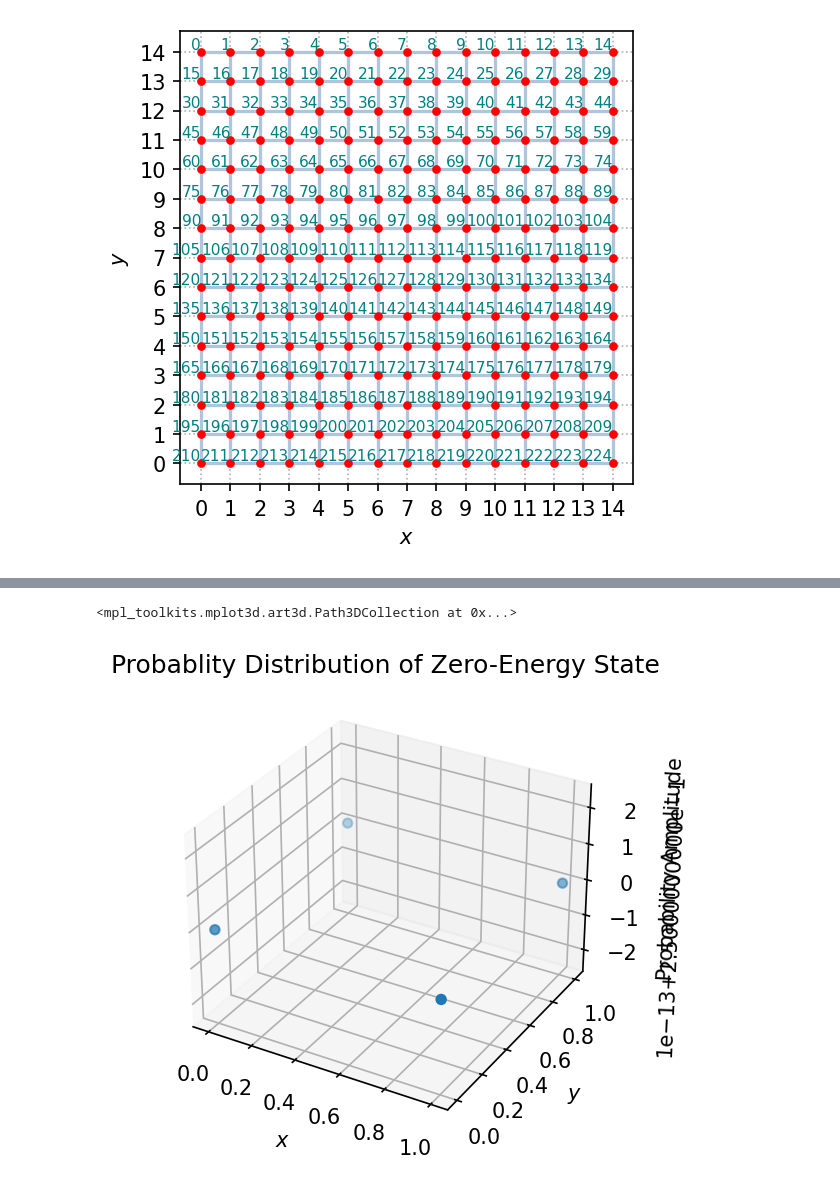
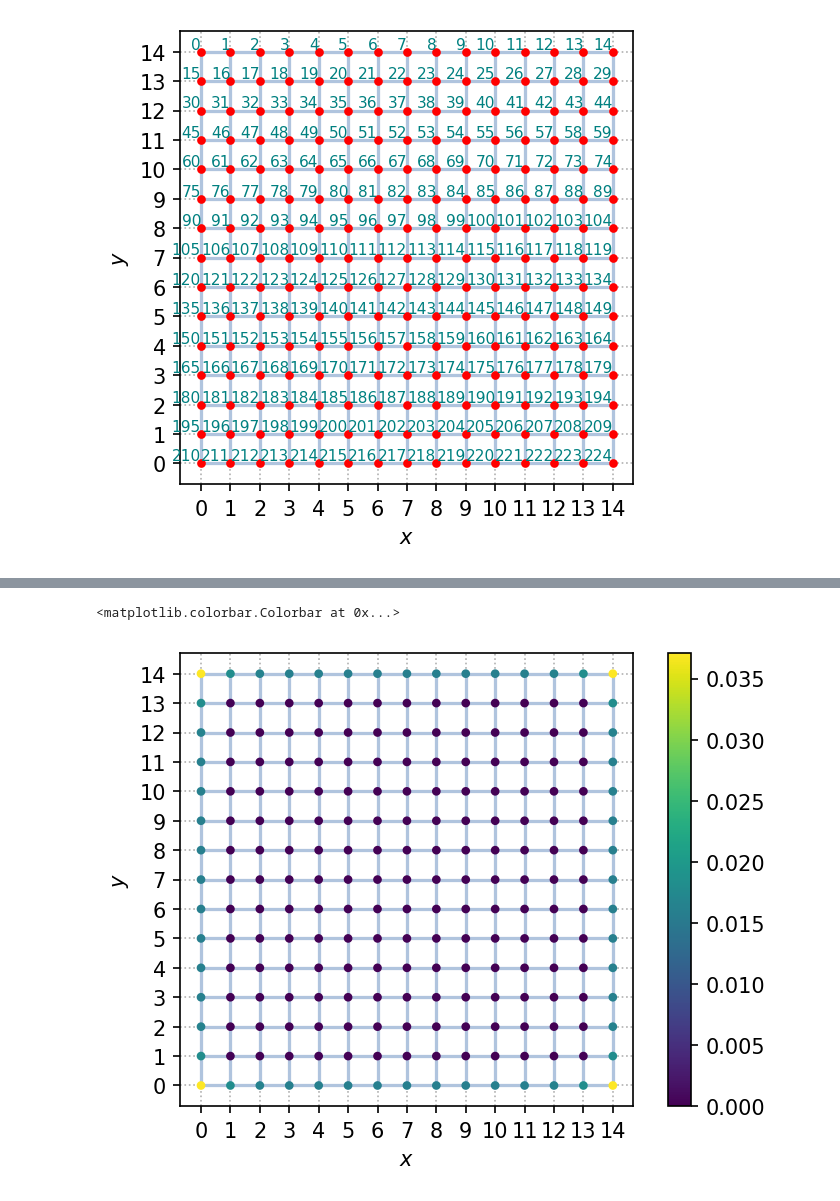
Before and after one commit to isschoch/chiral-p-wave-on-buckyball-geometry, a Jupyter notebook: direct_lattice_sc.ipynb, the cells around one changed output, grey strips where cells are left out. Saved outputs shown, nothing was run; the diff lists cells and outputs as text; code cells hidden in the pictures.

```diff
--- a/direct_lattice_sc.ipynb
+++ b/direct_lattice_sc.ipynb
@@ -67,15 +67,9 @@ plt.scatter(range(num_sites), gs_probabilities, s=10, zorder=10)
-# %%
-fig = plt.figure()
-ax = fig.add_subplot(projection="3d")
-x_values = [k[0] for k in lattice_sites]
-y_values = [k[1] for k in lattice_sites]
-
-plt.grid(linestyle=":")
-ax.set_xlabel(r"$x$")
-ax.set_ylabel(r"$y$")
-ax.set_zlabel("Probability Amplitude")
-ax.set_title("Probablity Distribution of Zero-Energy State")
-ax.scatter(x_values, y_values, gs_probabilities)
-# %% [output]
-<mpl_toolkits.mplot3d.art3d.Path3DCollection at 0x...>
-[figure, removed]
+# %%
+x_values = [k[0] for k in lattice_sites]
+y_values = [k[1] for k in lattice_sites]
+
+sc = lattice.plot(show_idx_bool=False, c=(gs_probabilities))
+plt.colorbar(sc)
+# %% [output]
+<matplotlib.colorbar.Colorbar at 0x...>
+[figure, added]
```
Also changed, not shown: parts of 3 cells of this notebook, 7 other files.
